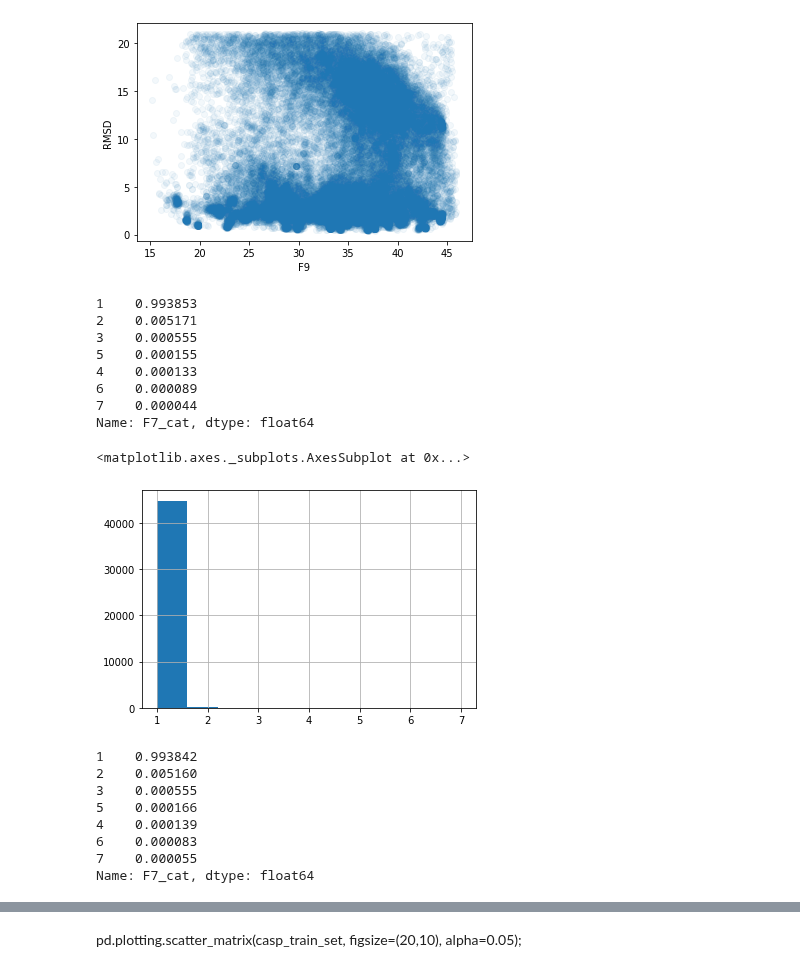
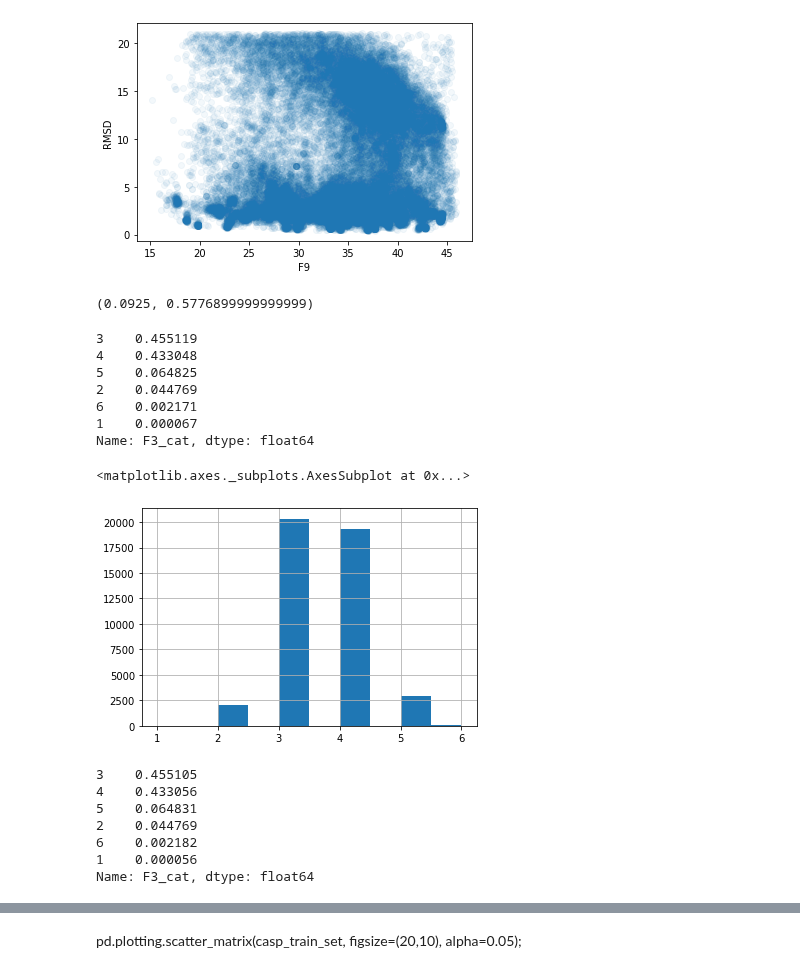
Before and after one commit to aniket-ak/Machine-Learning-CASP-Dataset, a Jupyter notebook: CASP_Exploring_Design_Space_with_pipelines.ipynb, the cells around one changed output, grey strips where cells are left out. Cells and saved outputs as stored; diff of their text form; code cells hidden in the pictures.

```diff
--- a/CASP_Exploring_Design_Space_with_pipelines.ipynb
+++ b/CASP_Exploring_Design_Space_with_pipelines.ipynb
@@ -16,6 +18,7 @@ Load all the relevant modules. Load the data into pandas dataframe
 import numpy as np
 import matplotlib.pyplot as plt
 import pandas as pd
+plt.style.use('default')
 %matplotlib inline
 # %%
 casp = pd.read_csv("CASP.csv")
@@ -122,32 +129,39 @@ Let us for now get rid of this spurious data
 casp_cleaned = casp[casp['F9']<46]
 casp_cleaned = casp_cleaned[casp_cleaned["RMSD"] > 0.1]
 casp_cleaned = casp_cleaned.reset_index().drop("index", axis=1)
+casp_cleaned = casp_cleaned[casp_cleaned["F7"] < 8000]
+casp_cleaned = casp_cleaned[casp_cleaned["F7"] >0.2]
+# %%
+casp_cleaned = casp_cleaned.reset_index()
 # %%
 plt.scatter(casp_cleaned["F9"], casp_cleaned["RMSD"], alpha=0.05);
 plt.xlabel("F9");
 plt.ylabel("RMSD");
 # %% [output]
 [figure]
+# %%
+min(casp_cleaned["F3"]),max(casp_cleaned["F3"])
+# %% [output]
+(0.0925, 0.5776899999999999)
 # %%
-casp_cleaned["F7_cat"] = pd.cut(casp_cleaned["F7"],
-                                bins=[-0.1, 10000, 20000, 40000, 60000, 80000, 100000, np.inf],
-                                labels = [1, 2, 3, 4, 5, 6, 7])
+casp_cleaned["F3_cat"] = pd.cut(casp_cleaned["F3"],
+                                bins=[0, 0.1, 0.2, 0.3, 0.4, 0.5, np.inf],
+                                labels = [1, 2, 3, 4, 5, 6])
 # %%
-casp_cleaned["F7_cat"].value_counts()/len(casp_cleaned)
+casp_cleaned["F3_cat"].value_counts()/len(casp_cleaned)
 # %% [output]
-1    0.993853
-2    0.005171
-3    0.000555
-5    0.000155
-4    0.000133
-6    0.000089
-7    0.000044
-Name: F7_cat, dtype: float64
+3    0.455119
+4    0.433048
+5    0.064825
+2    0.044769
+6    0.002171
+1    0.000067
+Name: F3_cat, dtype: float64
 # %%
-casp_cleaned["F7_cat"].hist()
+casp_cleaned["F3_cat"].hist()
 # %% [output]
 <matplotlib.axes._subplots.AxesSubplot at 0x...>
-[figure, old version]
+[figure, new version]
 # %%
 from sklearn.model_selection import StratifiedShuffleSplit
 
@@ -156,15 +170,14 @@ for train_index, test_index in split.split(casp_cleaned, casp_cleaned["F7_cat"])
     casp_train_set = casp_cleaned.loc[train_index]
     casp_test_set = casp_cleaned.loc[test_index]
 # %%
-casp_train_set["F7_cat"].value_counts()/len(casp_train_set)
+casp_train_set["F3_cat"].value_counts()/len(casp_train_set)
 # %% [output]
-1    0.993842
-2    0.005160
-3    0.000555
-5    0.000166
-4    0.000139
-6    0.000083
-7    0.000055
-Name: F7_cat, dtype: float64
+3    0.455105
+4    0.433056
+5    0.064831
+2    0.044769
+6    0.002182
+1    0.000056
+Name: F3_cat, dtype: float64
 # %%
 for set_ in (casp_train_set, casp_test_set):
```
Also changed, not shown: parts of 27 cells of this notebook.
